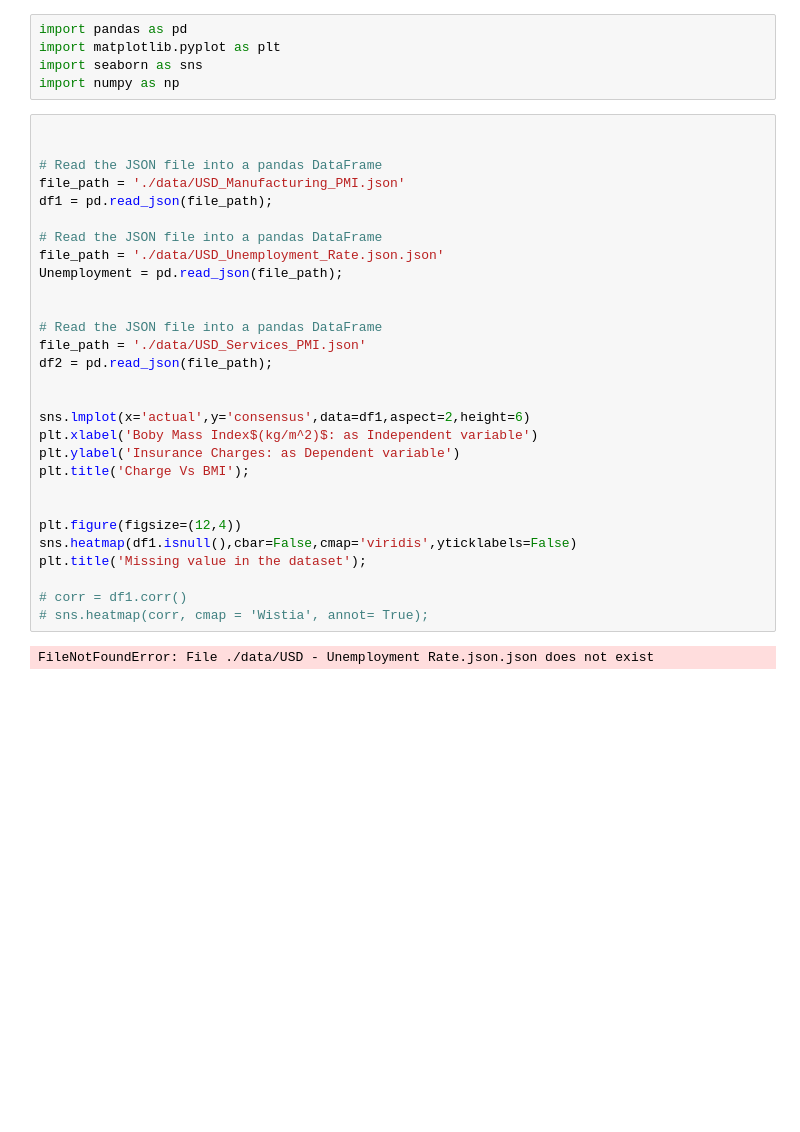
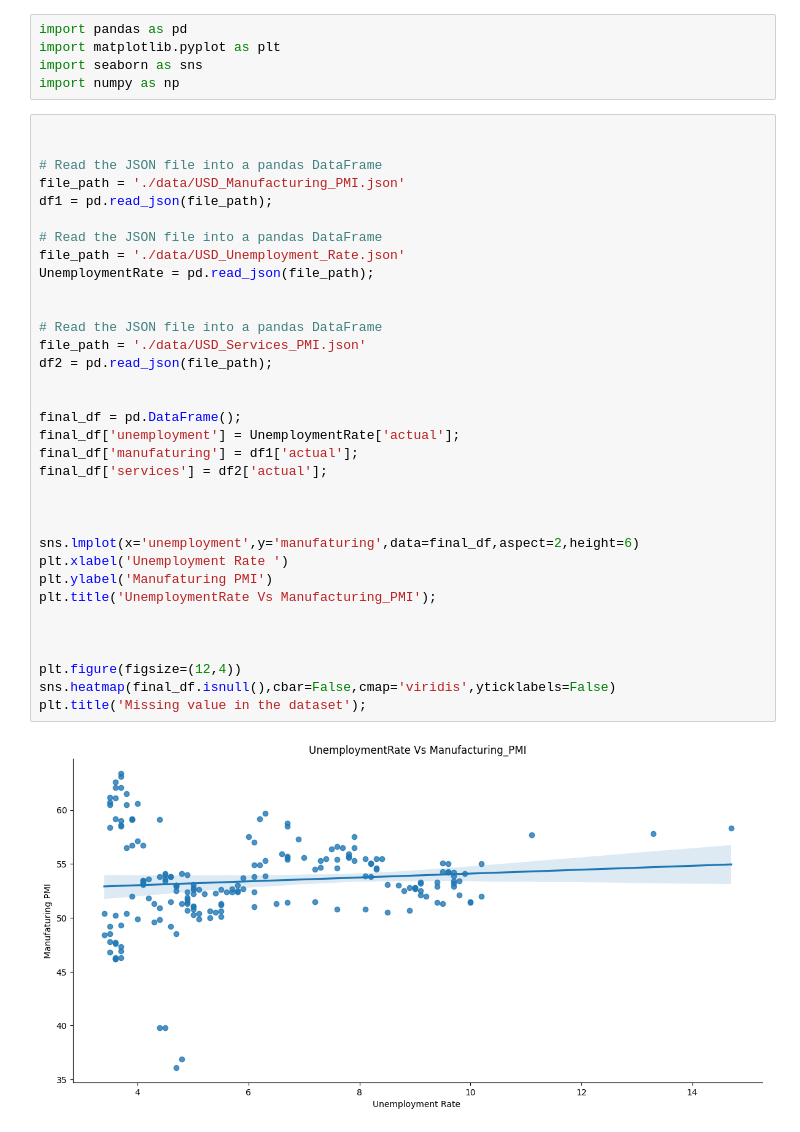
Before and after one commit to Suraj6E/RegressionAnalysis_USD, a Jupyter notebook: DataCleanUP.ipynb, the cells around one changed output. Cells and saved outputs as stored; diff of their text form; blank space fills up the shorter version.

```diff
--- a/DataCleanUP.ipynb
+++ b/DataCleanUP.ipynb
@@ -6,31 +6,36 @@ import numpy as np
 # %%
 
 
 # Read the JSON file into a pandas DataFrame
 file_path = './data/USD_Manufacturing_PMI.json'
 df1 = pd.read_json(file_path);
 
 # Read the JSON file into a pandas DataFrame
-file_path = './data/USD_Unemployment_Rate.json.json'
-Unemployment = pd.read_json(file_path);
+file_path = './data/USD_Unemployment_Rate.json'
+UnemploymentRate = pd.read_json(file_path);
 
 
 # Read the JSON file into a pandas DataFrame
 file_path = './data/USD_Services_PMI.json'
 df2 = pd.read_json(file_path);
 
 
-sns.lmplot(x='actual',y='consensus',data=df1,aspect=2,height=6)
-plt.xlabel('Boby Mass Index$(kg/m^2)$: as Independent variable')
-plt.ylabel('Insurance Charges: as Dependent variable')
-plt.title('Charge Vs BMI');
+final_df = pd.DataFrame();
+final_df['unemployment'] = UnemploymentRate['actual'];
+final_df['manufaturing'] = df1['actual'];
+final_df['services'] = df2['actual'];
+
+
+
+sns.lmplot(x='unemployment',y='manufaturing',data=final_df,aspect=2,height=6)
+plt.xlabel('Unemployment Rate ')
+plt.ylabel('Manufaturing PMI')
+plt.title('UnemploymentRate Vs Manufacturing_PMI');
+
 
 
 plt.figure(figsize=(12,4))
-sns.heatmap(df1.isnull(),cbar=False,cmap='viridis',yticklabels=False)
+sns.heatmap(final_df.isnull(),cbar=False,cmap='viridis',yticklabels=False)
 plt.title('Missing value in the dataset');
-
-# corr = df1.corr()
-# sns.heatmap(corr, cmap = 'Wistia', annot= True);
 # %% [output]
-FileNotFoundError: File ./data/USD - Unemployment Rate.json.json does not exist
+[figure, added]
```
Also changed, not shown: parts of 18 cells of this notebook, 1 other file.
